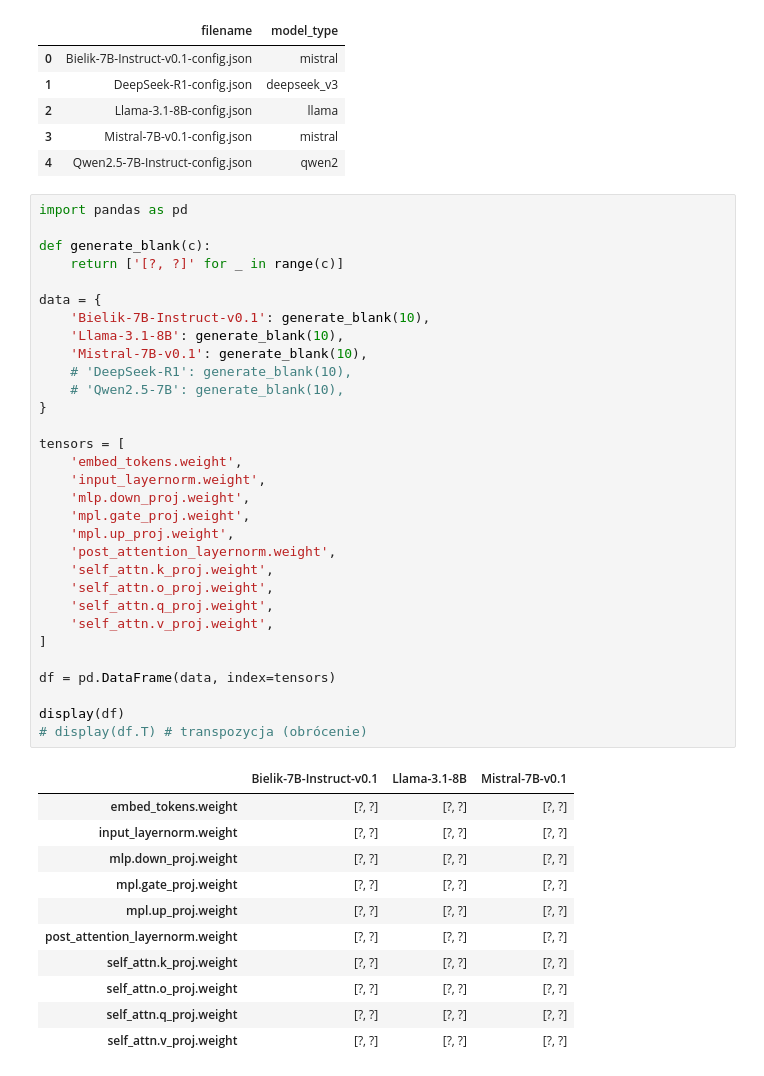
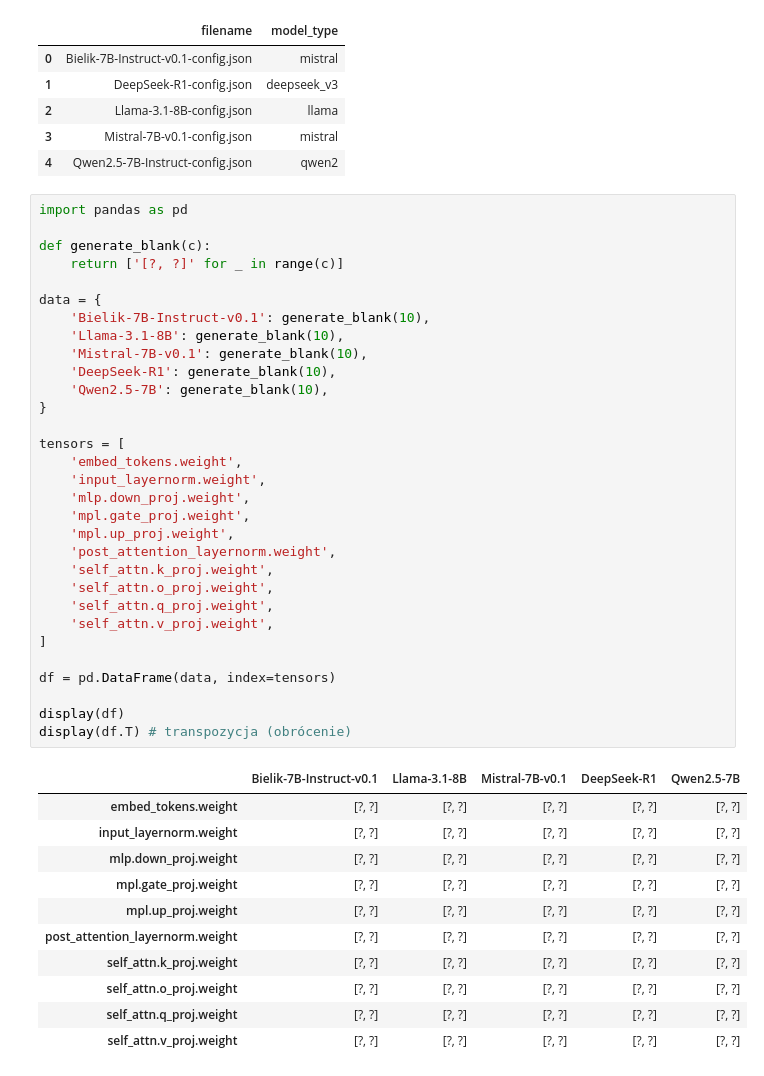
Before and after one commit to developer-jutra/dj-course, a Jupyter notebook: M1/jupyter/model-cards.ipynb, the cells around one changed output. Cells and saved outputs as stored; diff of their text form.

```diff
--- a/M1/jupyter/model-cards.ipynb
+++ b/M1/jupyter/model-cards.ipynb
@@ -75,43 +77,43 @@ All models calrds loaded successfully
 # %%
 import pandas as pd
 
 def generate_blank(c):
     return ['[?, ?]' for _ in range(c)]
 
 data = {
     'Bielik-7B-Instruct-v0.1': generate_blank(10),
     'Llama-3.1-8B': generate_blank(10),
     'Mistral-7B-v0.1': generate_blank(10),
-    # 'DeepSeek-R1': generate_blank(10),
-    # 'Qwen2.5-7B': generate_blank(10),
+    'DeepSeek-R1': generate_blank(10),
+    'Qwen2.5-7B': generate_blank(10),
 }
 
 tensors = [
     'embed_tokens.weight',
     'input_layernorm.weight',
     'mlp.down_proj.weight',
     'mpl.gate_proj.weight',
     'mpl.up_proj.weight',
     'post_attention_layernorm.weight',
     'self_attn.k_proj.weight',
     'self_attn.o_proj.weight',
     'self_attn.q_proj.weight',
     'self_attn.v_proj.weight',
 ]
 
 df = pd.DataFrame(data, index=tensors)
 
 display(df)
-# display(df.T) # transpozycja (obrócenie)
+display(df.T) # transpozycja (obrócenie)
 # %% [output]
-|  | Bielik-7B-Instruct-v0.1 | Llama-3.1-8B | Mistral-7B-v0.1 |
-| embed_tokens.weight | [?, ?] | [?, ?] | [?, ?] |
-| input_layernorm.weight | [?, ?] | [?, ?] | [?, ?] |
-| mlp.down_proj.weight | [?, ?] | [?, ?] | [?, ?] |
-| mpl.gate_proj.weight | [?, ?] | [?, ?] | [?, ?] |
-| mpl.up_proj.weight | [?, ?] | [?, ?] | [?, ?] |
-| post_attention_layernorm.weight | [?, ?] | [?, ?] | [?, ?] |
-| self_attn.k_proj.weight | [?, ?] | [?, ?] | [?, ?] |
-| self_attn.o_proj.weight | [?, ?] | [?, ?] | [?, ?] |
-| self_attn.q_proj.weight | [?, ?] | [?, ?] | [?, ?] |
-| self_attn.v_proj.weight | [?, ?] | [?, ?] | [?, ?] |
+|  | Bielik-7B-Instruct-v0.1 | Llama-3.1-8B | Mistral-7B-v0.1 | DeepSeek-R1 | Qwen2.5-7B |
+| embed_tokens.weight | [?, ?] | [?, ?] | [?, ?] | [?, ?] | [?, ?] |
+| input_layernorm.weight | [?, ?] | [?, ?] | [?, ?] | [?, ?] | [?, ?] |
+| mlp.down_proj.weight | [?, ?] | [?, ?] | [?, ?] | [?, ?] | [?, ?] |
+| mpl.gate_proj.weight | [?, ?] | [?, ?] | [?, ?] | [?, ?] | [?, ?] |
+| mpl.up_proj.weight | [?, ?] | [?, ?] | [?, ?] | [?, ?] | [?, ?] |
+| post_attention_layernorm.weight | [?, ?] | [?, ?] | [?, ?] | [?, ?] | [?, ?] |
+| self_attn.k_proj.weight | [?, ?] | [?, ?] | [?, ?] | [?, ?] | [?, ?] |
+| self_attn.o_proj.weight | [?, ?] | [?, ?] | [?, ?] | [?, ?] | [?, ?] |
+| self_attn.q_proj.weight | [?, ?] | [?, ?] | [?, ?] | [?, ?] | [?, ?] |
+| self_attn.v_proj.weight | [?, ?] | [?, ?] | [?, ?] | [?, ?] | [?, ?] |
```
Also changed, not shown: parts of 3 cells of this notebook, 2 other files.
